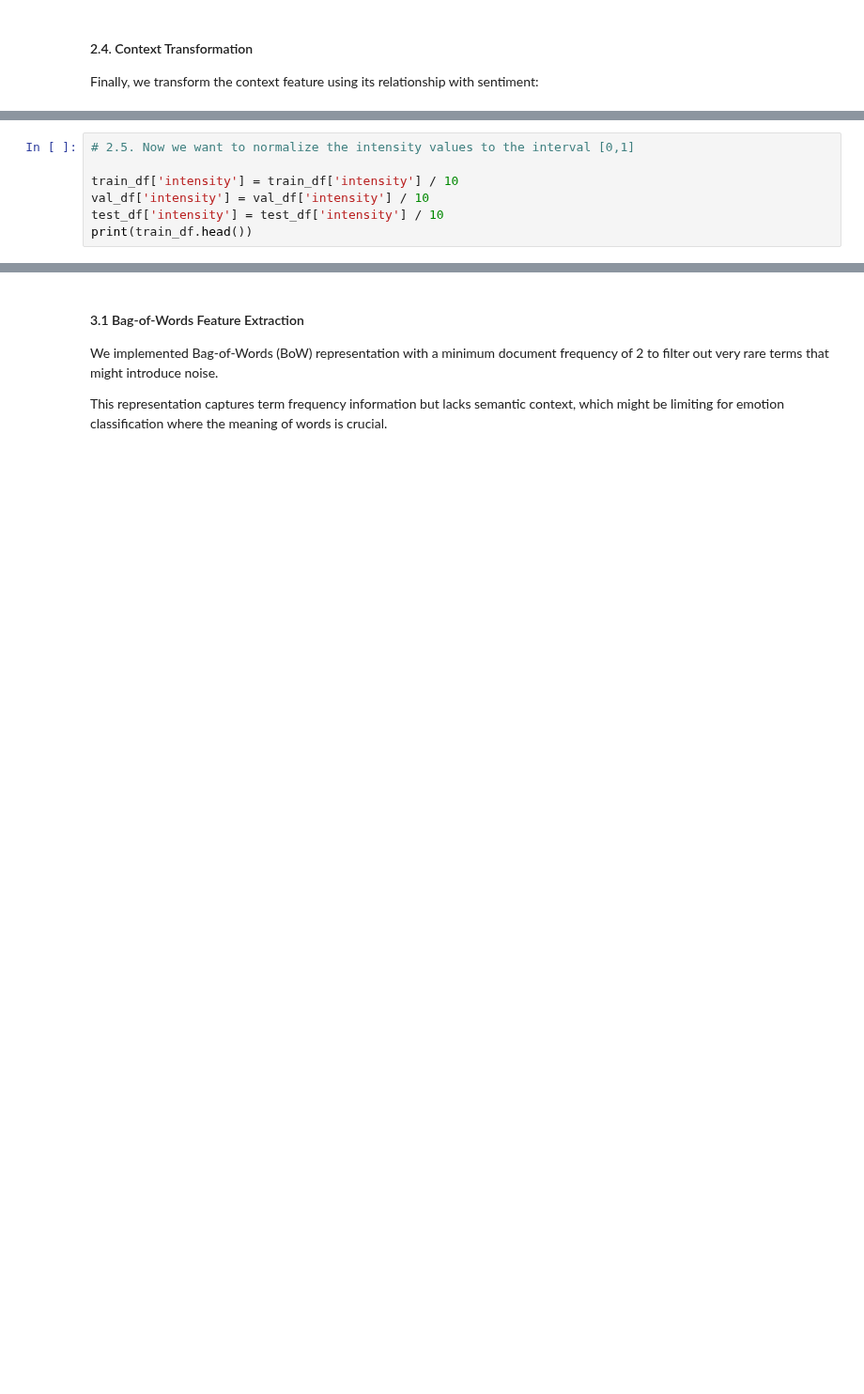
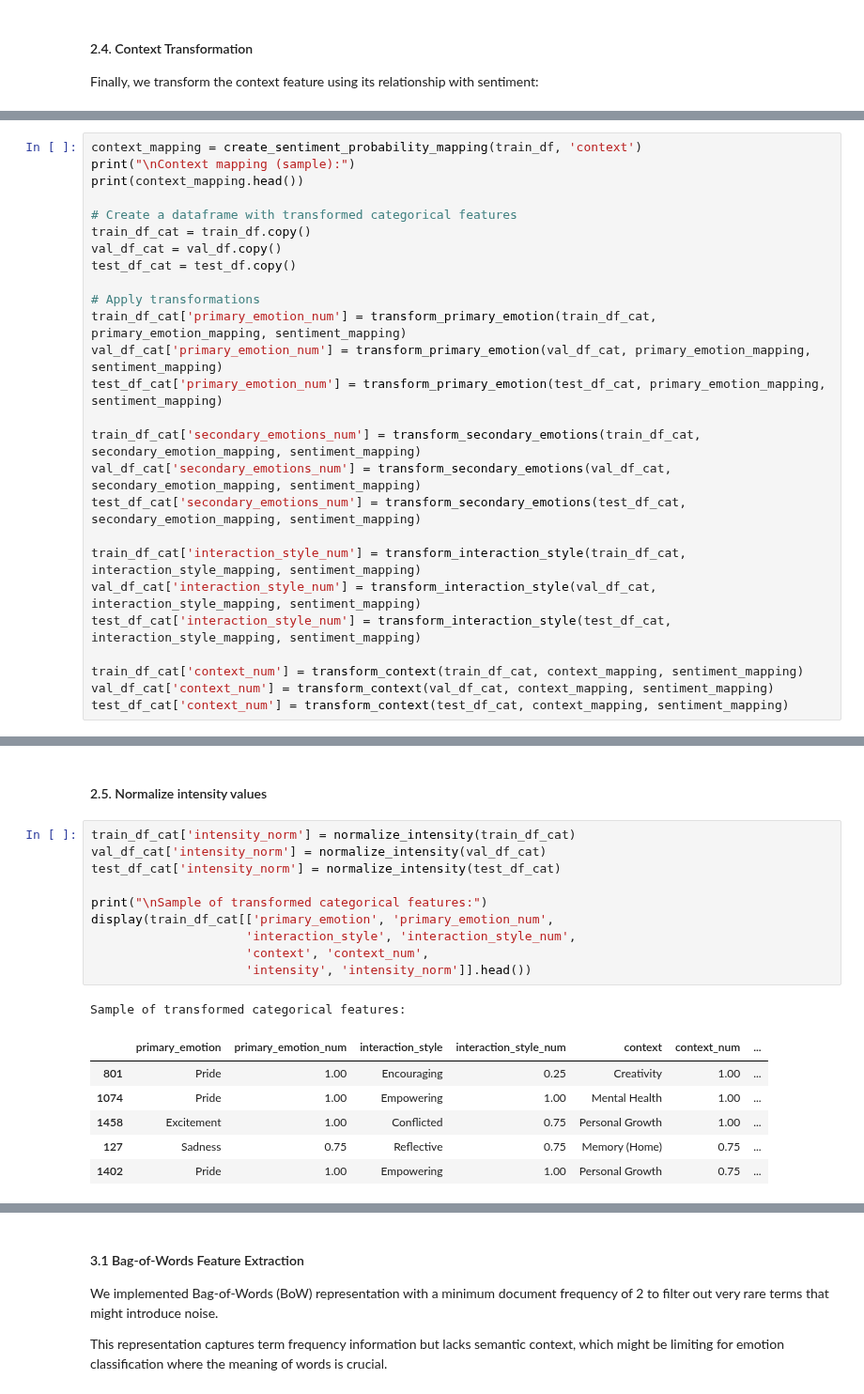
Before and after one commit to franciscoribeiro2003/Emotion_Classifier, a Jupyter notebook: notebooks/02-preprocessing-and-feature-extraction.ipynb, the cells around one changed output, grey strips where cells are left out. Shown at 94% size. Saved outputs shown, nothing was run; the diff lists cells and outputs as text; blank space fills up the shorter version.

```diff
--- a/notebooks/02-preprocessing-and-feature-extraction.ipynb
+++ b/notebooks/02-preprocessing-and-feature-extraction.ipynb
@@ -557,7 +341,0 @@ We started by converting the "text" column values into lists of words, and then
-# %%
-# 2.5. Now we want to normalize the intensity values to the interval [0,1]
-
-train_df['intensity'] = train_df['intensity'] / 10
-val_df['intensity'] = val_df['intensity'] / 10
-test_df['intensity'] = test_df['intensity'] / 10
-print(train_df.head())
@@ -588,0 +342,26 @@ print(train_df.head())
+# %%
+context_mapping = create_sentiment_probability_mapping(train_df, 'context')
+print("\nContext mapping (sample):")
+print(context_mapping.head())
+
+# Create a dataframe with transformed categorical features
+train_df_cat = train_df.copy()
+val_df_cat = val_df.copy()
+test_df_cat = test_df.copy()
+
+# Apply transformations
+train_df_cat['primary_emotion_num'] = transform_primary_emotion(train_df_cat, primary_emotion_mapping, sentiment_mapping)
+val_df_cat['primary_emotion_num'] = transform_primary_emotion(val_df_cat, primary_emotion_mapping, sentiment_mapping)
+test_df_cat['primary_emotion_num'] = transform_primary_emotion(test_df_cat, primary_emotion_mapping, sentiment_mapping)
+
+train_df_cat['secondary_emotions_num'] = transform_secondary_emotions(train_df_cat, secondary_emotion_mapping, sentiment_mapping)
+val_df_cat['secondary_emotions_num'] = transform_secondary_emotions(val_df_cat, secondary_emotion_mapping, sentiment_mapping)
+test_df_cat['secondary_emotions_num'] = transform_secondary_emotions(test_df_cat, secondary_emotion_mapping, sentiment_mapping)
+
+train_df_cat['interaction_style_num'] = transform_interaction_style(train_df_cat, interaction_style_mapping, sentiment_mapping)
+val_df_cat['interaction_style_num'] = transform_interaction_style(val_df_cat, interaction_style_mapping, sentiment_mapping)
+test_df_cat['interaction_style_num'] = transform_interaction_style(test_df_cat, interaction_style_mapping, sentiment_mapping)
+
+train_df_cat['context_num'] = transform_context(train_df_cat, context_mapping, sentiment_mapping)
+val_df_cat['context_num'] = transform_context(val_df_cat, context_mapping, sentiment_mapping)
+test_df_cat['context_num'] = transform_context(test_df_cat, context_mapping, sentiment_mapping)
@@ -588,0 +377,20 @@ print(train_df.head())
+# %% [markdown]
+#### 2.5. Normalize intensity values
+# %%
+train_df_cat['intensity_norm'] = normalize_intensity(train_df_cat)
+val_df_cat['intensity_norm'] = normalize_intensity(val_df_cat)
+test_df_cat['intensity_norm'] = normalize_intensity(test_df_cat)
+
+print("\nSample of transformed categorical features:")
+display(train_df_cat[['primary_emotion', 'primary_emotion_num',
+                     'interaction_style', 'interaction_style_num',
+                     'context', 'context_num',
+                     'intensity', 'intensity_norm']].head())
+# %% [output]
+Sample of transformed categorical features:
+|  | primary_emotion | primary_emotion_num | interaction_style | interaction_style_num | context | context_num | ... |
+| 801 | Pride | 1.00 | Encouraging | 0.25 | Creativity | 1.00 | ... |
+| 1074 | Pride | 1.00 | Empowering | 1.00 | Mental Health | 1.00 | ... |
+| 1458 | Excitement | 1.00 | Conflicted | 0.75 | Personal Growth | 1.00 | ... |
+| 127 | Sadness | 0.75 | Reflective | 0.75 | Memory (Home) | 0.75 | ... |
+| 1402 | Pride | 1.00 | Empowering | 1.00 | Personal Growth | 0.75 | ... |
```
Also changed, not shown: parts of 58 cells of this notebook, 6 other files.
